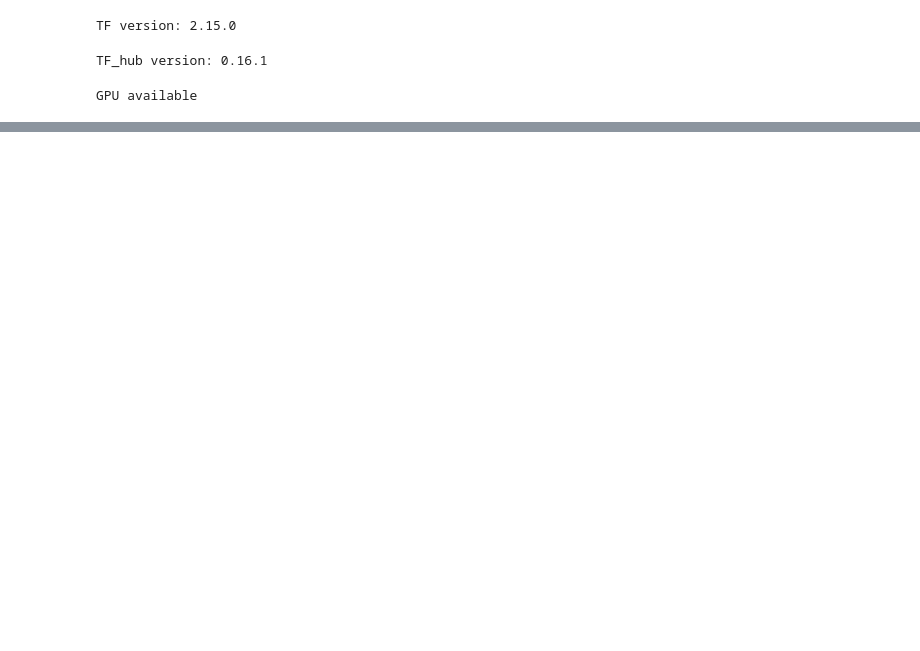
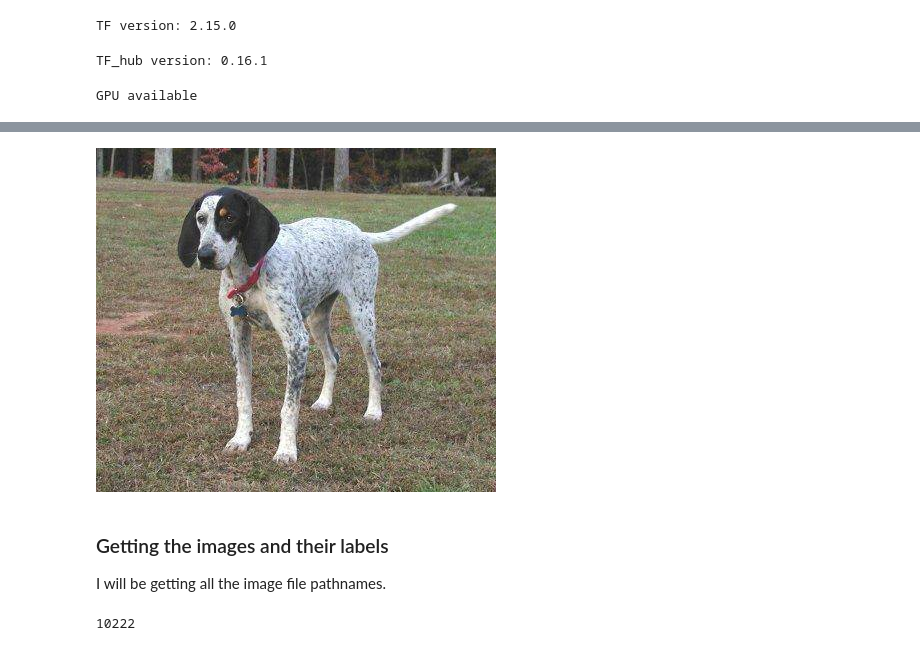
Before and after one commit to Kammohan/AI-Driven-Dog-Breed-Classifier, a Jupyter notebook: AI_Driven_Dog_Breed_Classifier.ipynb, the cells around one changed output, grey strips where cells are left out. Drawn from its saved outputs; the diff is of its cells as text; code cells hidden in the pictures; blank space fills up the shorter version.

```diff
--- a/AI_Driven_Dog_Breed_Classifier.ipynb
+++ b/AI_Driven_Dog_Breed_Classifier.ipynb
@@ -55,0 +96,15 @@ GPU available
+# %%
+# Viewing an image
+from IPython.display import Image
+
+Image("/content/drive/MyDrive/Dog Vision/train/00214f311d5d2247d5dfe4fe24b2303d.jpg")
+# %% [output]
+[figure, added]
+# %% [markdown]
+### Getting the images and their labels
+
+I will be getting all the image file pathnames.
+# %%
+len(labels_read)
+# %% [output]
+10222
```
Also changed, not shown: parts of 41 cells of this notebook.
